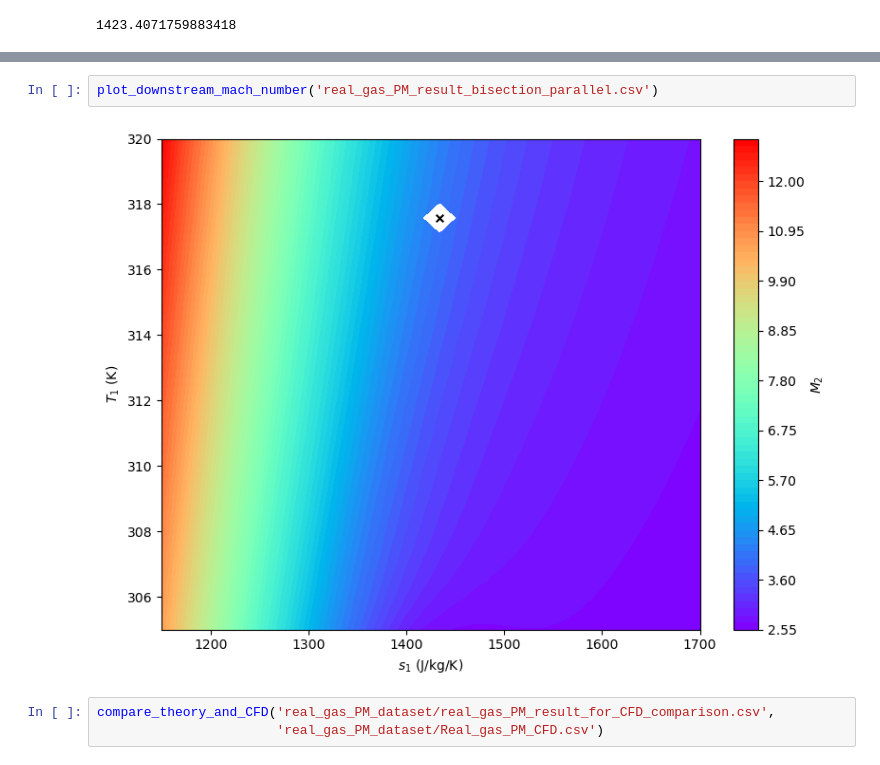
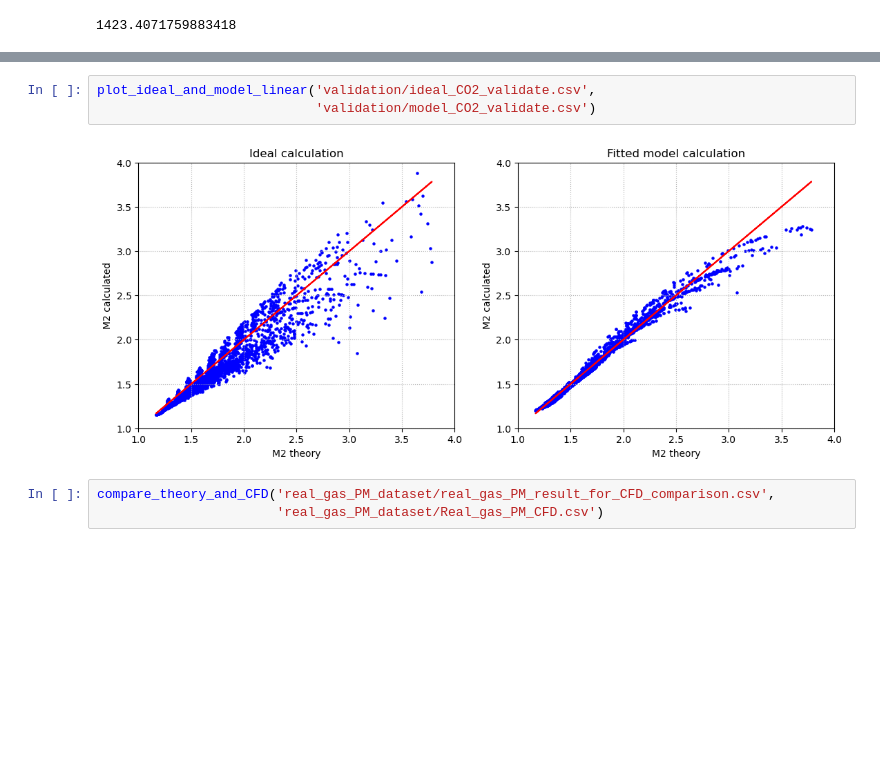
Before and after one commit to Yingfangeng/Real_gas_Prandtl_Meyer, a Jupyter notebook: visualisation.ipynb, the cells around one changed output, grey strips where cells are left out. Saved outputs shown, nothing was run; the diff lists cells and outputs as text; blank space fills up the shorter version.

```diff
--- a/visualisation.ipynb
+++ b/visualisation.ipynb
@@ -33,7 +28,8 @@ plot_ideal_and_model_error('validation/ideal_CO2_validate_M_1.1_theta_3.csv',
-# %%
-plot_downstream_mach_number('real_gas_PM_result_bisection_parallel.csv')
-# %% [output]
-[figure, removed]
+# %%
+plot_ideal_and_model_linear('validation/ideal_CO2_validate.csv',
+                            'validation/model_CO2_validate.csv')
+# %% [output]
+[figure, added]
 # %%
 compare_theory_and_CFD('real_gas_PM_dataset/real_gas_PM_result_for_CFD_comparison.csv',
                        'real_gas_PM_dataset/Real_gas_PM_CFD.csv')
```
Also changed, not shown: parts of 5 cells of this notebook, 3 other files.
